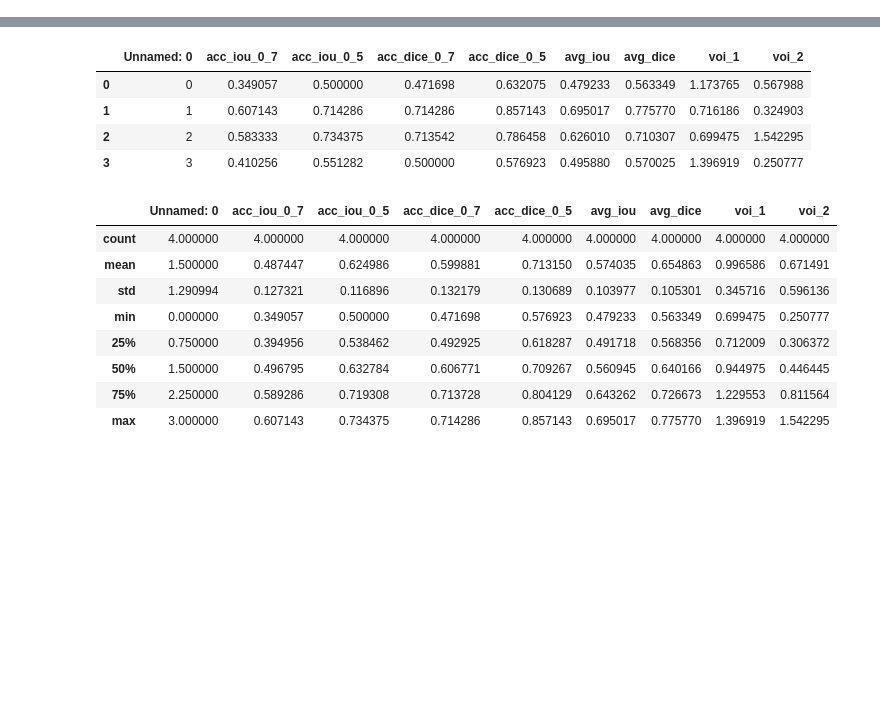
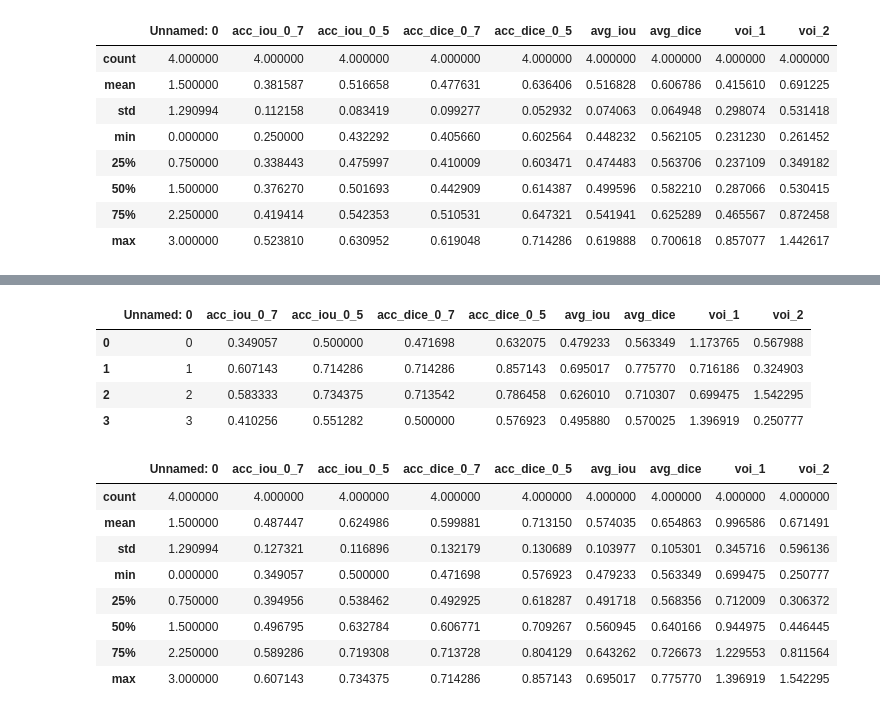
Before and after one commit to theGindar/3DCellSegMasterThesis, a Jupyter notebook: auswertung_LRP.ipynb, the cells around one changed output, grey strips where cells are left out. Drawn from its saved outputs; the diff is of its cells as text; code cells hidden in the pictures; blank space fills up the shorter version.

Commit message:
create test script ovules unet gasp

```diff
--- a/auswertung_LRP.ipynb
+++ b/auswertung_LRP.ipynb
@@ -13,6 +13,7 @@ retrained_7 = pd.read_csv('output/results_test_model_LRP_retrained_orig.csv')
 
 unet = pd.read_csv('output/results_test_model_LRP_unet.csv')
 unet_2 = pd.read_csv('output/results_test_model_LRP_unet_limit_background.csv')
+unet_gasp = pd.read_csv('output/results_test_model_LRP_unet_gasp.csv')
 
 pretrained = pd.read_csv('output/results_test_model_LRP_pretrained.csv')
 
@@ -24,5 +25,17 @@ gcn_1 = pd.read_csv('output/results_test_model_LRP_retrained_control_background_
 gcn_2 = pd.read_csv('output/results_test_model_LRP_retrained_control_background_2_gcn_3.csv')
 
 gcn_edge_gated_1 = pd.read_csv('output/results_test_model_LRP_edge_gated_limit_background_2_gcn.csv')
+# %%
+unet_gasp.describe()
+# %% [output]
+|  | Unnamed: 0 | acc_iou_0_7 | acc_iou_0_5 | acc_dice_0_7 | acc_dice_0_5 | avg_iou | avg_dice | voi_1 | voi_2 |
+| count | 4.000000 | 4.000000 | 4.000000 | 4.000000 | 4.000000 | 4.000000 | 4.000000 | 4.000000 | 4.000000 |
+| mean | 1.500000 | 0.381587 | 0.516658 | 0.477631 | 0.636406 | 0.516828 | 0.606786 | 0.415610 | 0.691225 |
+| std | 1.290994 | 0.112158 | 0.083419 | 0.099277 | 0.052932 | 0.074063 | 0.064948 | 0.298074 | 0.531418 |
+| min | 0.000000 | 0.250000 | 0.432292 | 0.405660 | 0.602564 | 0.448232 | 0.562105 | 0.231230 | 0.261452 |
+| 25% | 0.750000 | 0.338443 | 0.475997 | 0.410009 | 0.603471 | 0.474483 | 0.563706 | 0.237109 | 0.349182 |
+| 50% | 1.500000 | 0.376270 | 0.501693 | 0.442909 | 0.614387 | 0.499596 | 0.582210 | 0.287066 | 0.530415 |
+| 75% | 2.250000 | 0.419414 | 0.542353 | 0.510531 | 0.647321 | 0.541941 | 0.625289 | 0.465567 | 0.872458 |
+| max | 3.000000 | 0.523810 | 0.630952 | 0.619048 | 0.714286 | 0.619888 | 0.700618 | 0.857077 | 1.442617 |
 # %%
 retrained_4
```
Also changed, not shown: parts of 1 cell of this notebook, 1 other file.
